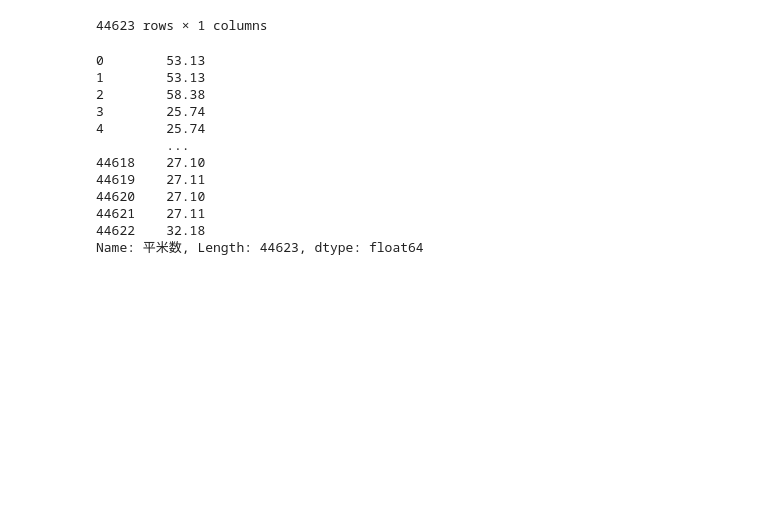
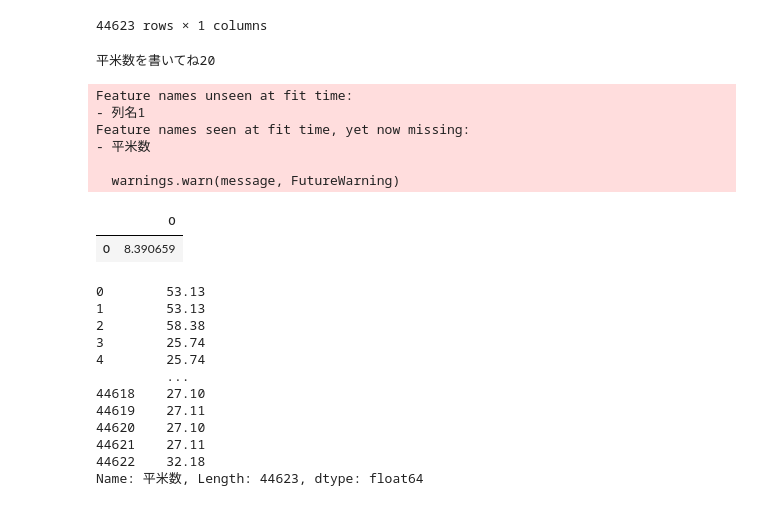
Before and after one commit to xxNaokixx/RealEstate-Aanlytics, a Jupyter notebook: Untitled.ipynb, the cells around one changed output. Drawn from its saved outputs; the diff is of its cells as text; code cells hidden in the pictures; blank space fills up the shorter version.

Commit message:
インプットから推論を追加

```diff
--- a/Untitled.ipynb
+++ b/Untitled.ipynb
@@ -174,3 +174,27 @@ y= 0.325x + 1.882
 | 44621 | 10.704393 |
 | 44622 | 12.354271 |
 44623 rows × 1 columns
+# %%
+##インプットから推論
+
+user_input_m2 = int(input("平米数を書いてね"))
+
+
+user_input_m22 = pd.DataFrame(
+                 {'列名1':[user_input_m2]},
+                 index = ['１']
+                  )
+
+input_pred = model_lr.predict(user_input_m22)
+input_pred2 = pd.DataFrame(input_pred)
+input_pred2
+# %% [output]
+平米数を書いてね20
+Feature names unseen at fit time:
+- 列名1
+Feature names seen at fit time, yet now missing:
+- 平米数
+
+  warnings.warn(message, FutureWarning)
+|  | 0 |
+| 0 | 8.390659 |
```
Also changed, not shown: parts of 1 cell of this notebook, 1 other file.
